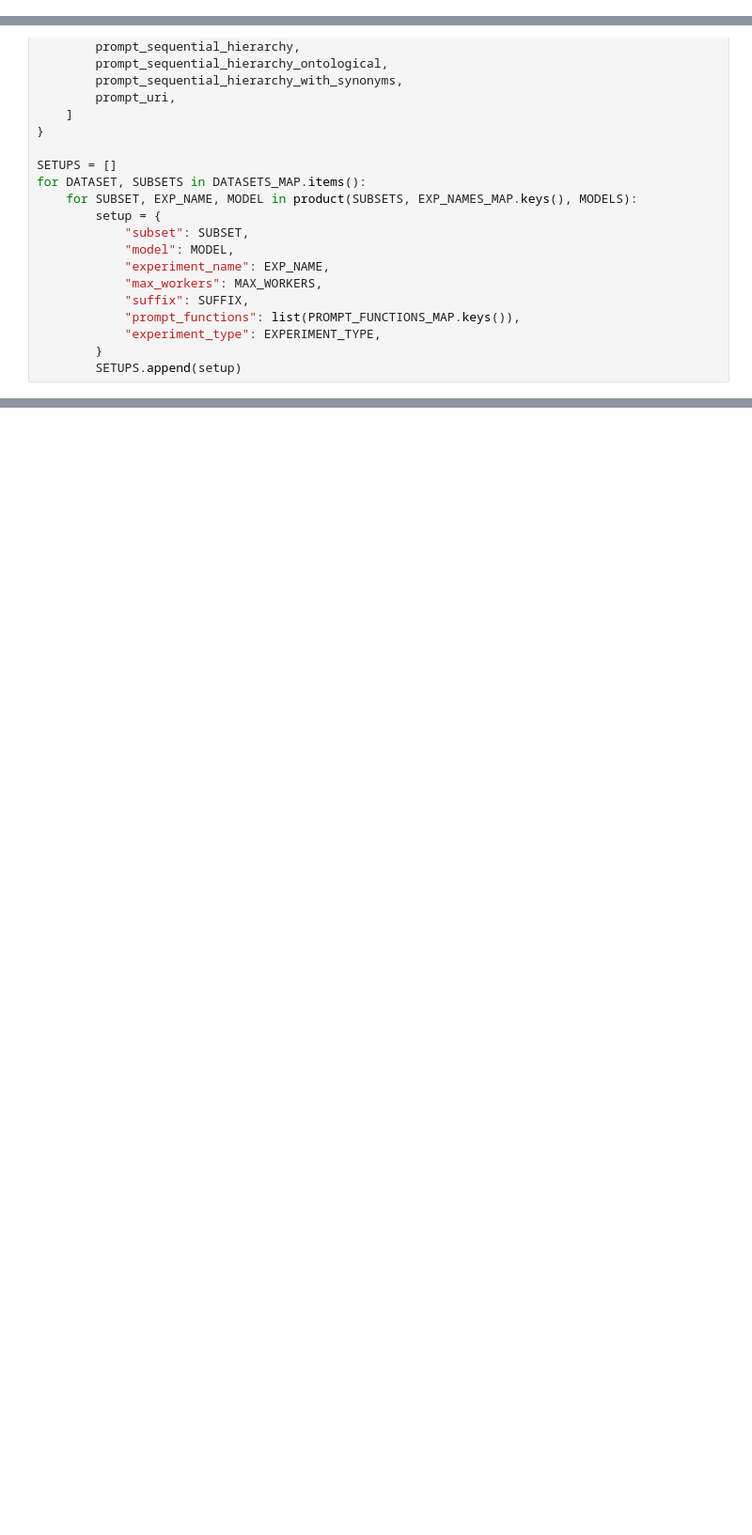
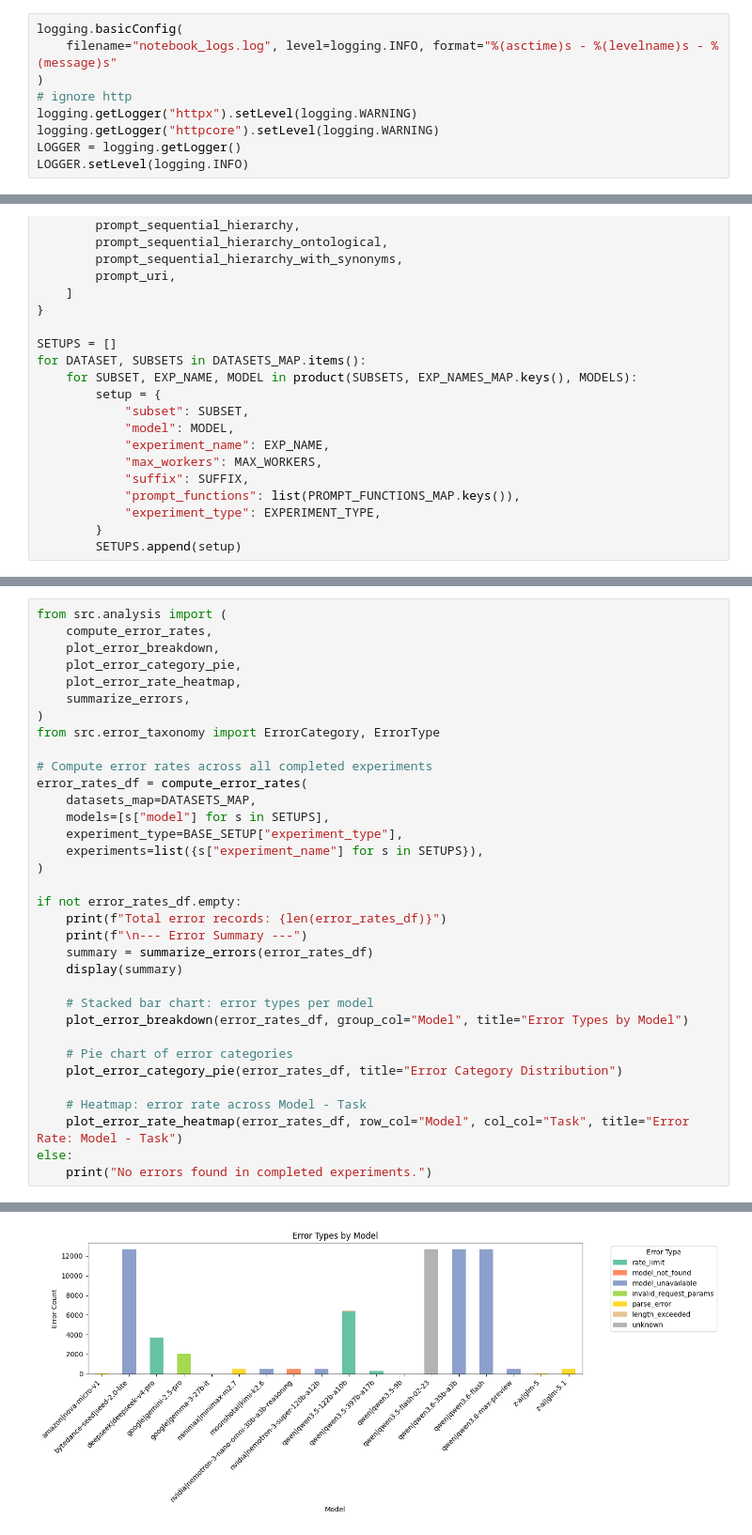
Before and after one commit to city-artificial-intelligence/logmap-llm-exp, a Jupyter notebook: notebooks/inference/run_setups.ipynb, the cells around one changed output, grey strips where cells are left out. Shown at 94% size. Saved outputs shown, nothing was run; the diff lists cells and outputs as text; blank space fills up the shorter version.

```diff
--- a/notebooks/inference/run_setups.ipynb
+++ b/notebooks/inference/run_setups.ipynb
@@ -48,6 +47,15 @@ load_dotenv()
 
 %load_ext autoreload
 %autoreload 2
+# %%
+logging.basicConfig(
+    filename="notebook_logs.log", level=logging.INFO, format="%(asctime)s - %(levelname)s - %(message)s"
+)
+# ignore http
+logging.getLogger("httpx").setLevel(logging.WARNING)
+logging.getLogger("httpcore").setLevel(logging.WARNING)
+LOGGER = logging.getLogger()
+LOGGER.setLevel(logging.INFO)
 # %% [markdown]
 ### Run experiments
 # %%
@@ -440,0 +429,35 @@ for setup in SETUPS[:]:
+# %%
+from src.analysis import (
+    compute_error_rates,
+    plot_error_breakdown,
+    plot_error_category_pie,
+    plot_error_rate_heatmap,
+    summarize_errors,
+)
+from src.error_taxonomy import ErrorCategory, ErrorType
+
+# Compute error rates across all completed experiments
+error_rates_df = compute_error_rates(
+    datasets_map=DATASETS_MAP,
+    models=[s["model"] for s in SETUPS],
+    experiment_type=BASE_SETUP["experiment_type"],
+    experiments=list({s["experiment_name"] for s in SETUPS}),
+)
+
+if not error_rates_df.empty:
+    print(f"Total error records: {len(error_rates_df)}")
+    print(f"\n--- Error Summary ---")
+    summary = summarize_errors(error_rates_df)
+    display(summary)
+
+    # Stacked bar chart: error types per model
+    plot_error_breakdown(error_rates_df, group_col="Model", title="Error Types by Model")
+
+    # Pie chart of error categories
+    plot_error_category_pie(error_rates_df, title="Error Category Distribution")
+
+    # Heatmap: error rate across Model - Task
+    plot_error_rate_heatmap(error_rates_df, row_col="Model", col_col="Task", title="Error Rate: Model - Task")
+else:
+    print("No errors found in completed experiments.")
+# %% [output]
@@ -440,0 +479 @@ for setup in SETUPS[:]:
+[figure, added]
```
Also changed, not shown: parts of 6 cells of this notebook, 3 other files.
